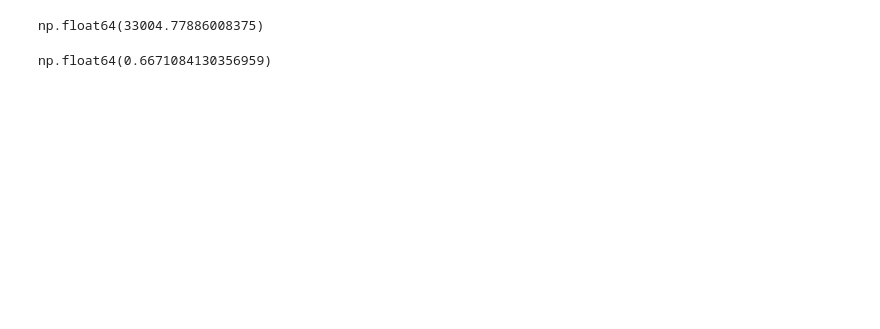
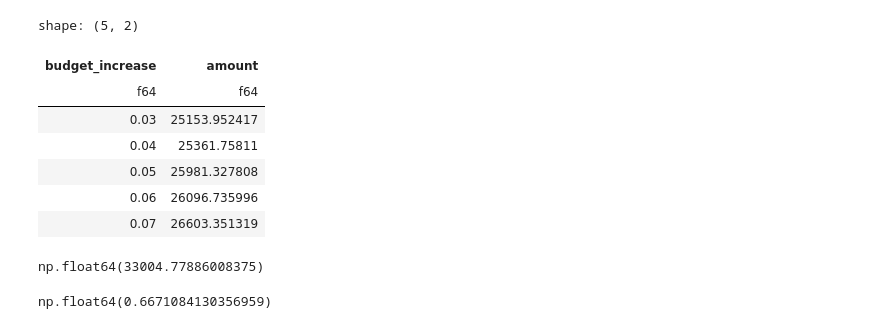
Before and after one commit to johnedmonds/condo, a Jupyter notebook: condo.ipynb, the cells around one changed output. Cells and saved outputs as stored; diff of their text form; code cells hidden in the pictures; blank space fills up the shorter version.

```diff
--- a/condo.ipynb
+++ b/condo.ipynb
@@ -145,3 +144,16 @@ px.pie(
+# %%
+simulations.group_by("budget_increase").agg(
+    pl.col("amount").mean() + pl.col("amount").std() * norm.ppf(0.95)
+)
+# %% [output]
+shape: (5, 2)
+| budget_increase | amount |
+| f64 | f64 |
+| 0.03 | 25153.952417 |
+| 0.04 | 25361.75811 |
+| 0.05 | 25981.327808 |
+| 0.06 | 26096.735996 |
+| 0.07 | 26603.351319 |
 # %%
 fig = px.bar(
     extract_cashflow(budget["expenses"]).with_columns(
```
Also changed, not shown: parts of 2 cells of this notebook.
